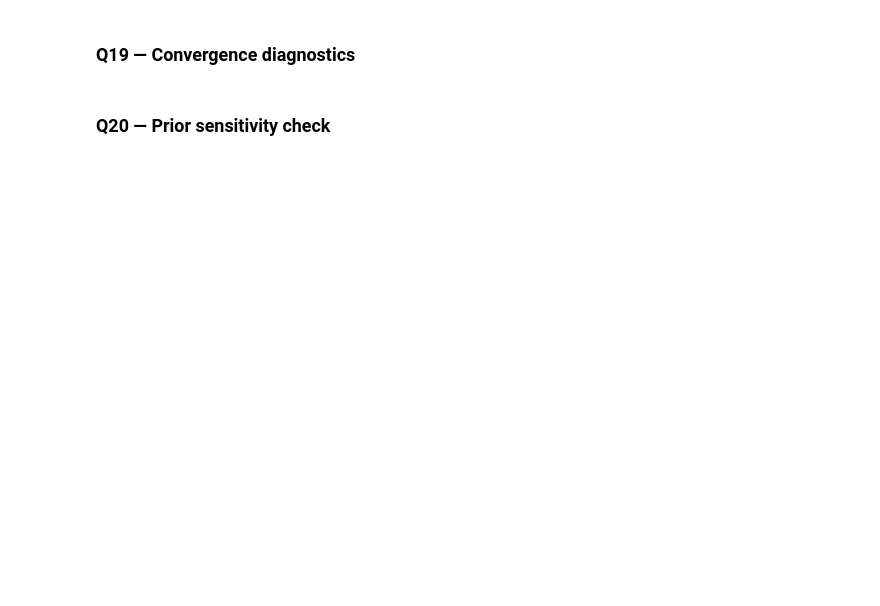
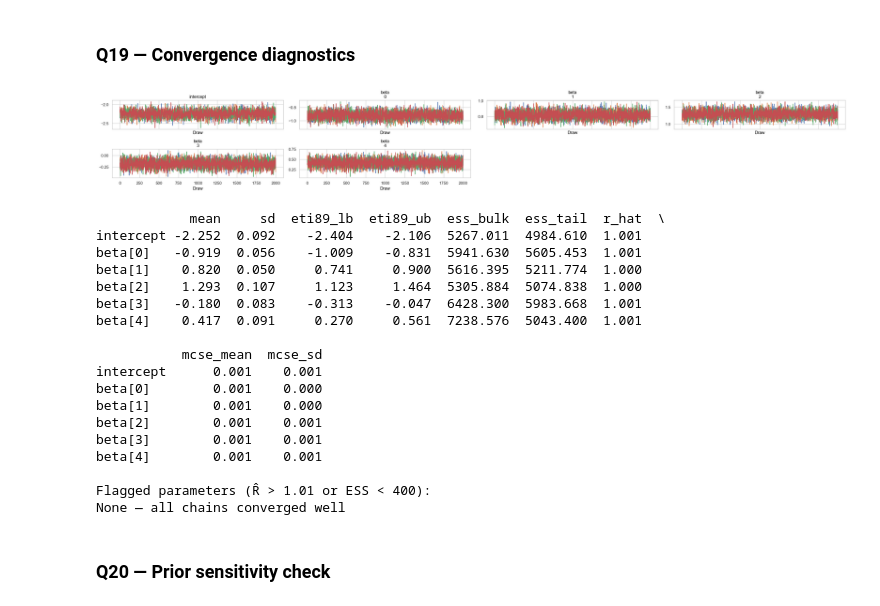
Before and after one commit to Sulav-Koirala/AI-Fellowship-Assignments, a Jupyter notebook: Week 6/W6_Probabilistic_Models_Assignment.ipynb, the cells around one changed output. Drawn from its saved outputs; the diff is of its cells as text; code cells hidden in the pictures; blank space fills up the shorter version.

```diff
--- a/Week 6/W6_Probabilistic_Models_Assignment.ipynb
+++ b/Week 6/W6_Probabilistic_Models_Assignment.ipynb
@@ -850,17 +992,17 @@ with pm.Model() as bayes_lr:
     # beta:      Normal(0, 2), shape=n_features
     # mu:        sigmoid(intercept + dot(X_tr_scaled, beta))
     # y_obs:     Bernoulli(p=mu, observed=y_tr_mc)
-    intercept = None
-    beta      = None
-    raise NotImplementedError("Specify the Bayesian logistic regression model")
+    intercept = pm.Normal('intercept', mu=0, sigma=5)
+    beta      = pm.Normal('beta', mu=0, sigma=2, shape=n_features)
 
     mu    = pm.Deterministic('mu', pm.math.sigmoid(
         intercept + pm.math.dot(X_tr_scaled, beta)))
     y_obs = pm.Bernoulli('y_obs', p=mu, observed=y_tr_mc)
 
     # YOUR CODE HERE: sample with draws=2000, tune=1000, chains=4, target_accept=0.90
-    idata = None
-    raise NotImplementedError("Sample with pm.sample()")
+    idata = pm.sample(draws=2000, tune=1000, chains=4,
+                      target_accept=0.90, random_seed=42,
+                      return_inferencedata=True, progressbar=True)
 
 print(f"Sampling time: {time.time()-t0:.1f}s")
 print(az.summary(idata, var_names=['intercept','beta'], round_to=3))
@@ -869,15 +1033,39 @@ print(az.summary(idata, var_names=['intercept','beta'], round_to=3))
 # %%
 # YOUR CODE HERE
 # 1. Plot trace plots with az.plot_trace() for intercept and beta
 # 2. Report R̂ and bulk-ESS for each coefficient
 # 3. Flag parameters with R̂ > 1.01 or bulk-ESS < 400
 # 4. Describe whether the trace looks like a "fuzzy caterpillar" (good) or drifts (bad)
 
-raise NotImplementedError("Run convergence diagnostics")
+az.plot_trace(idata, var_names=['intercept', 'beta'])
+plt.tight_layout(); plt.show()
 
-# Print the flagged parameters
-print("Flagged parameters (R̂ > 1.01 or ESS < 400):")
-# YOUR CODE HERE
+summary = az.summary(idata, var_names=['intercept', 'beta'], round_to=3)
+print(summary)
+
+flagged = summary[(summary['r_hat'] > 1.01) | (summary['ess_bulk'] < 400)]
+print("\nFlagged parameters (R̂ > 1.01 or ESS < 400):")
+print(flagged if len(flagged) > 0 else "None — all chains converged well")
+# %% [output]
+[figure, added]
+            mean     sd  eti89_lb  eti89_ub  ess_bulk  ess_tail  r_hat  \
+intercept -2.252  0.092    -2.404    -2.106  5267.011  4984.610  1.001
+beta[0]   -0.919  0.056    -1.009    -0.831  5941.630  5605.453  1.001
+beta[1]    0.820  0.050     0.741     0.900  5616.395  5211.774  1.000
+beta[2]    1.293  0.107     1.123     1.464  5305.884  5074.838  1.000
+beta[3]   -0.180  0.083    -0.313    -0.047  6428.300  5983.668  1.001
+beta[4]    0.417  0.091     0.270     0.561  7238.576  5043.400  1.001
+
+           mcse_mean  mcse_sd
+intercept      0.001    0.001
+beta[0]        0.001    0.000
+beta[1]        0.001    0.000
+beta[2]        0.001    0.001
+beta[3]        0.001    0.001
+beta[4]        0.001    0.001
+
+Flagged parameters (R̂ > 1.01 or ESS < 400):
+None — all chains converged well
 # %% [markdown]
 ### Q20 — Prior sensitivity check
 # %%
```
Also changed, not shown: parts of 27 cells of this notebook, 1 other file.
